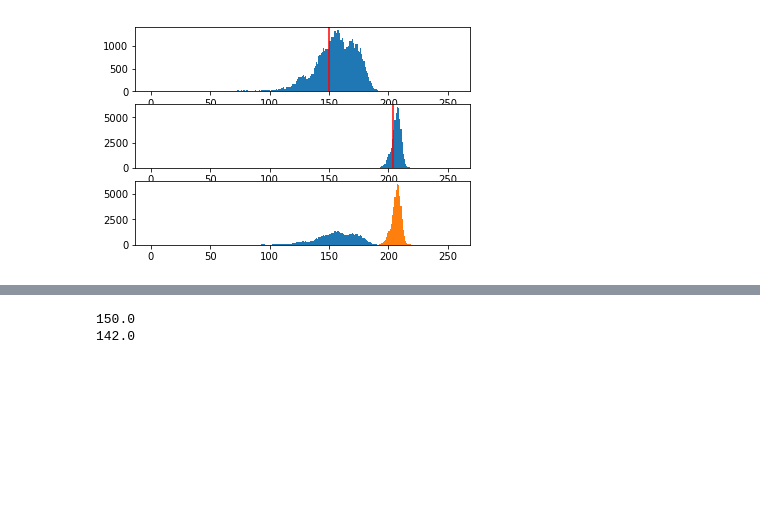
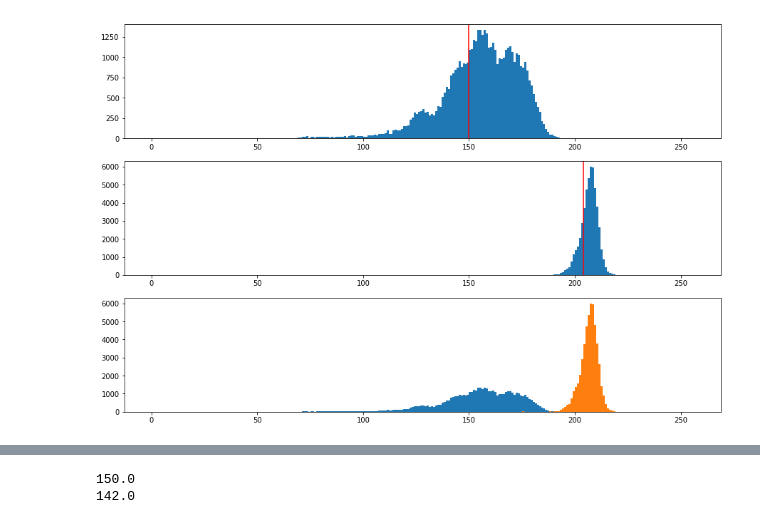
Before and after one commit to Frederik-Sofus/spot-deep-as-crack, a Jupyter notebook: Crack Detection/Pre-processing.ipynb, the cells around one changed output, grey strips where cells are left out. Saved outputs shown, nothing was run; the diff lists cells and outputs as text; code cells hidden in the pictures; blank space fills up the shorter version.

```diff
--- a/Crack Detection/Pre-processing.ipynb
+++ b/Crack Detection/Pre-processing.ipynb
@@ -82,32 +82,32 @@ cv2.imshow("Negative", neg)
 cv2.waitKey(0)
 cv2.destroyAllWindows()
 # %%
+# Grayscale Conversion
+g_pos = cv2.cvtColor(pos, cv2.COLOR_BGR2GRAY)
+g_neg = cv2.cvtColor(neg, cv2.COLOR_BGR2GRAY)
+
 # Median Filtering
-m_pos = cv2.medianBlur(pos, 5)
-m_neg = cv2.medianBlur(neg, 5)
-
-# Grayscale Conversion
-g_pos = cv2.cvtColor(m_pos, cv2.COLOR_BGR2GRAY)
-g_neg = cv2.cvtColor(m_neg, cv2.COLOR_BGR2GRAY)
+m_pos = cv2.medianBlur(g_pos, 5)
+m_neg = cv2.medianBlur(g_neg, 5)
 
 # Threshold
-val_pos, bin_pos = cv2.threshold(g_pos, 0, 255, cv2.THRESH_BINARY_INV+cv2.THRESH_OTSU)
-val_neg, bin_neg = cv2.threshold(g_neg, 0, 255, cv2.THRESH_BINARY_INV+cv2.THRESH_OTSU)
+val_pos, bin_pos = cv2.threshold(m_pos, 0, 255, cv2.THRESH_BINARY_INV+cv2.THRESH_OTSU)
+val_neg, bin_neg = cv2.threshold(m_neg, 0, 255, cv2.THRESH_BINARY_INV+cv2.THRESH_OTSU)
 
 # Plot grayscale histograms
-plt.figure()
+plt.figure(figsize=(15,10))
 plt.subplot(3, 1, 1)
-plt.hist(g_pos.ravel(),256,[0,256])
+plt.hist(m_pos.ravel(),256,[0,256])
 plt.axvline(val_pos, color='r')
 plt.subplot(3, 1, 2)
-plt.hist(g_neg.ravel(),256,[0,256])
+plt.hist(m_neg.ravel(),256,[0,256])
 plt.axvline(val_neg, color='r')
 plt.subplot(3, 1, 3)
-plt.hist(g_pos.ravel(),256,[0,256])
-plt.hist(g_neg.ravel(),256,[0,256])
+plt.hist(m_pos.ravel(),256,[0,256])
+plt.hist(m_neg.ravel(),256,[0,256])
 plt.show()
 # %% [output]
-[figure, old version]
+[figure, new version]
 # %%
 # Pre-processing using opening (erosion -> erosion -> dilation)
 
```
Also changed, not shown: parts of 7 cells of this notebook, 3 other files.
